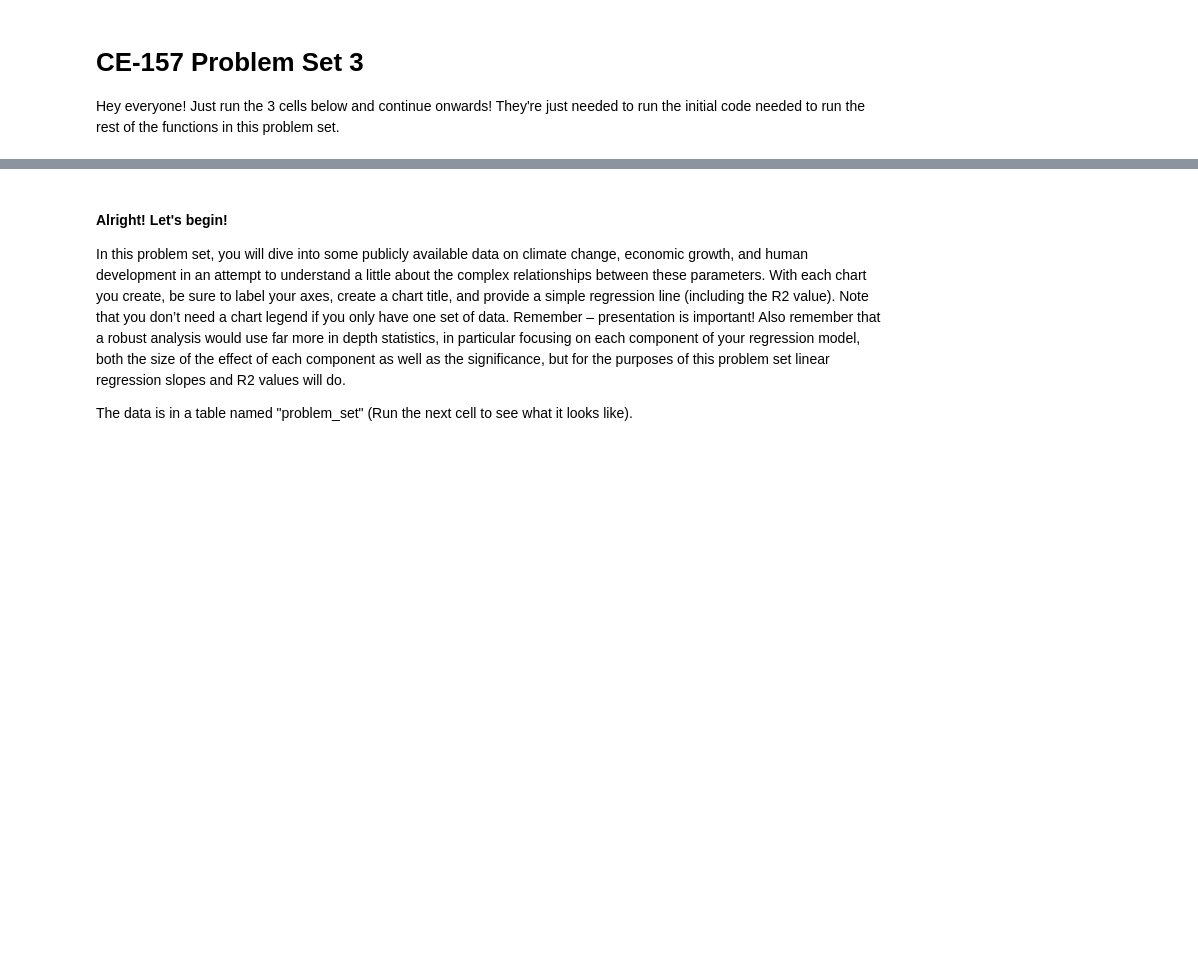
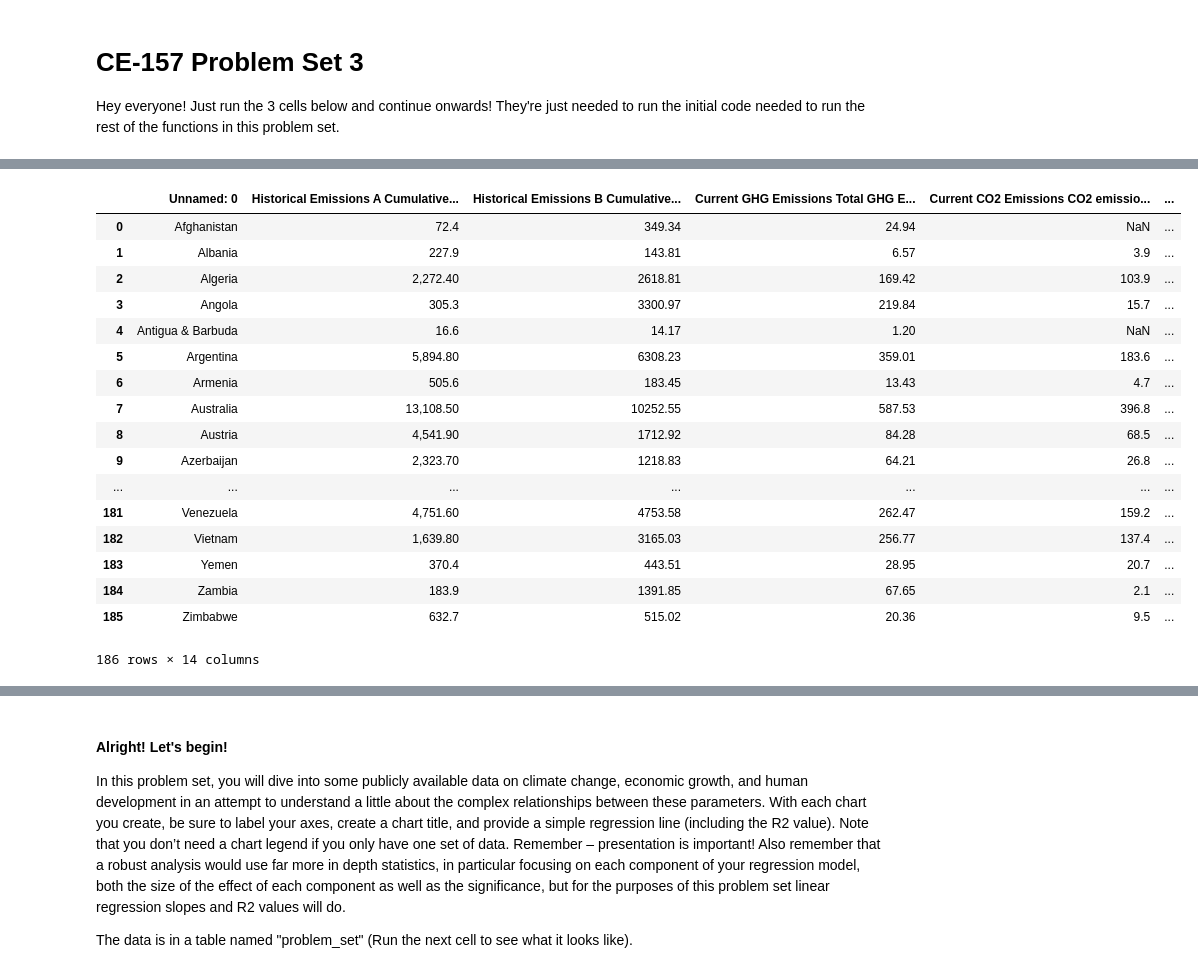
Before and after one commit to ds-modules/E-157AC, a Jupyter notebook: ProblemSet3/CE-157 Problem Set 3.ipynb, the cells around one changed output, grey strips where cells are left out. Saved outputs shown, nothing was run; the diff lists cells and outputs as text; code cells hidden in the pictures; blank space fills up the shorter version.

Commit message:
Adding some new files for cleaner data

```diff
--- a/ProblemSet3/CE-157 Problem Set 3.ipynb
+++ b/ProblemSet3/CE-157 Problem Set 3.ipynb
@@ -38,0 +37,22 @@ The backend was *originally* set to 'module://ipykernel.pylab.backend_inline' by
+# %%
+df = pd.read_csv("ProblemSet3_DataCleaned.csv")
+df
+# %% [output]
+|  | Unnamed: 0 | Historical Emissions A Cumulative... | Historical Emissions B Cumulative... | Current GHG Emissions Total GHG E... | Current CO2 Emissions CO2 emissio... | ... |
+| 0 | Afghanistan | 72.4 | 349.34 | 24.94 | NaN | ... |
+| 1 | Albania | 227.9 | 143.81 | 6.57 | 3.9 | ... |
+| 2 | Algeria | 2,272.40 | 2618.81 | 169.42 | 103.9 | ... |
+| 3 | Angola | 305.3 | 3300.97 | 219.84 | 15.7 | ... |
+| 4 | Antigua & Barbuda | 16.6 | 14.17 | 1.20 | NaN | ... |
+| 5 | Argentina | 5,894.80 | 6308.23 | 359.01 | 183.6 | ... |
+| 6 | Armenia | 505.6 | 183.45 | 13.43 | 4.7 | ... |
+| 7 | Australia | 13,108.50 | 10252.55 | 587.53 | 396.8 | ... |
+| 8 | Austria | 4,541.90 | 1712.92 | 84.28 | 68.5 | ... |
+| 9 | Azerbaijan | 2,323.70 | 1218.83 | 64.21 | 26.8 | ... |
+| ... | ... | ... | ... | ... | ... | ... |
+| 181 | Venezuela | 4,751.60 | 4753.58 | 262.47 | 159.2 | ... |
+| 182 | Vietnam | 1,639.80 | 3165.03 | 256.77 | 137.4 | ... |
+| 183 | Yemen | 370.4 | 443.51 | 28.95 | 20.7 | ... |
+| 184 | Zambia | 183.9 | 1391.85 | 67.65 | 2.1 | ... |
+| 185 | Zimbabwe | 632.7 | 515.02 | 20.36 | 9.5 | ... |
+186 rows × 14 columns
```
Also changed, not shown: parts of 7 cells of this notebook, 2 other files.
